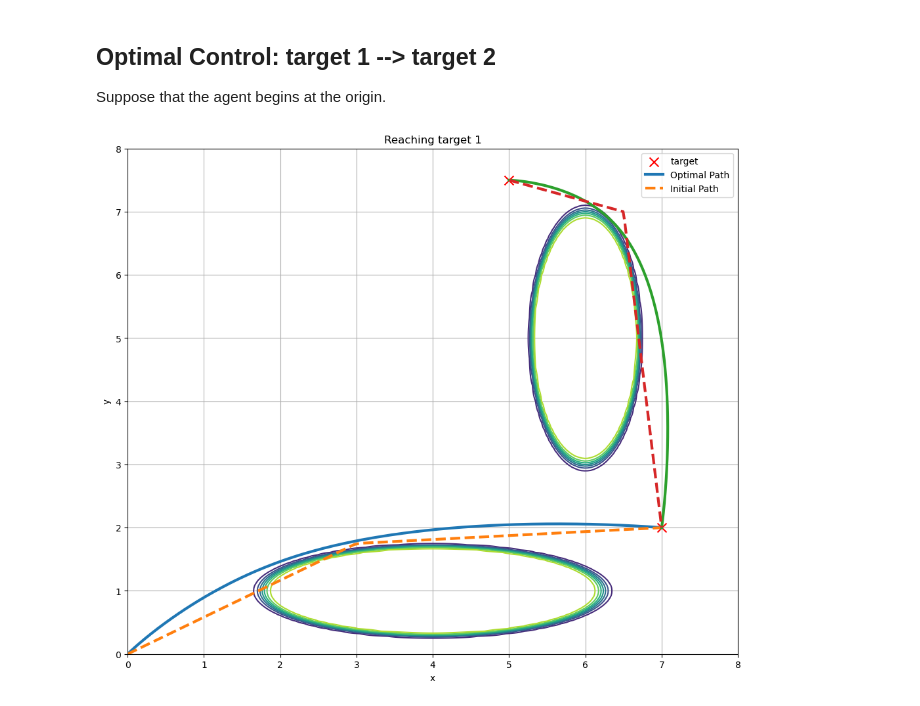
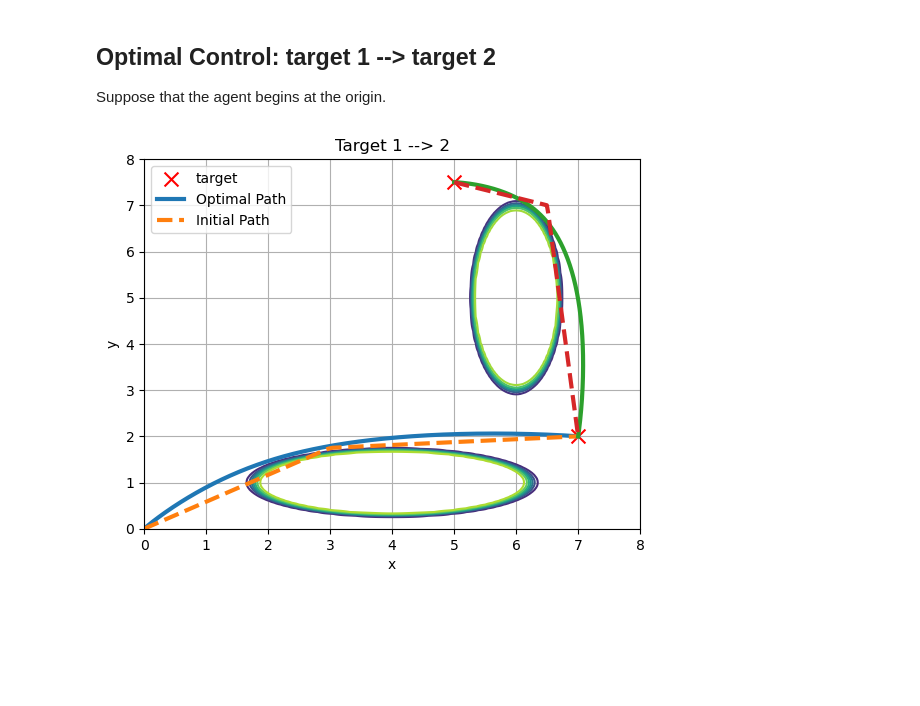
Before and after one commit to mwshumway/Wildfires, a Jupyter notebook: multi_obs_avoidance.ipynb, the cells around one changed output. Drawn from its saved outputs; the diff is of its cells as text; code cells hidden in the pictures; blank space fills up the shorter version.

```diff
--- a/multi_obs_avoidance.ipynb
+++ b/multi_obs_avoidance.ipynb
@@ -76,7 +76,7 @@ plt.title("Obstacles")
 
 X, Y = np.meshgrid(x_linspace, y_linspace)
 Z1 = obstacle(X, Y, W1, r1, c1)
-Z2 = obstacle(X, Y, W1, r2, c2)
+Z2 = obstacle(X, Y, 1, r2, c2)
 
 plt.contour(X, Y, Z1)
 plt.contour(X, Y, Z2)
@@ -203,29 +202,29 @@ sol2 = solve_bvp(ode, bc, t, y0_2, p0, max_nodes=60_000)
 # %%
 x1 = sol1.y[0]
 y1 = sol1.y[1]
 
 x2, y2 = sol2.y[0], sol2.y[1]
 
-plt.figure(figsize=(12, 10))
-plt.title("Reaching target 1")
+plt.figure()
+plt.title("Target 1 --> 2")
 
 plt.contour(X, Y, Z1)
 plt.contour(X, Y, Z2)
 
 plt.scatter(*target1, c='r', marker='x', s=100, label='target')
 plt.scatter(*target2, c='r', marker='x', s=100)
 
 plt.plot(x1, y1, label='Optimal Path', lw=3)
 plt.plot(y0_1[0], y0_1[1], label='Initial Path', lw=3, linestyle='--')
 
 plt.plot(x2, y2, lw=3)
 plt.plot(y0_2[0], y0_2[1], lw=3, linestyle='--')
 
 plt.xlabel('x')
 plt.ylabel('y')
 plt.grid()
 
 plt.legend()
 plt.show()
 # %% [output]
-[figure, old version]
+[figure, new version]
```
Also changed, not shown: parts of 1 cell of this notebook.
